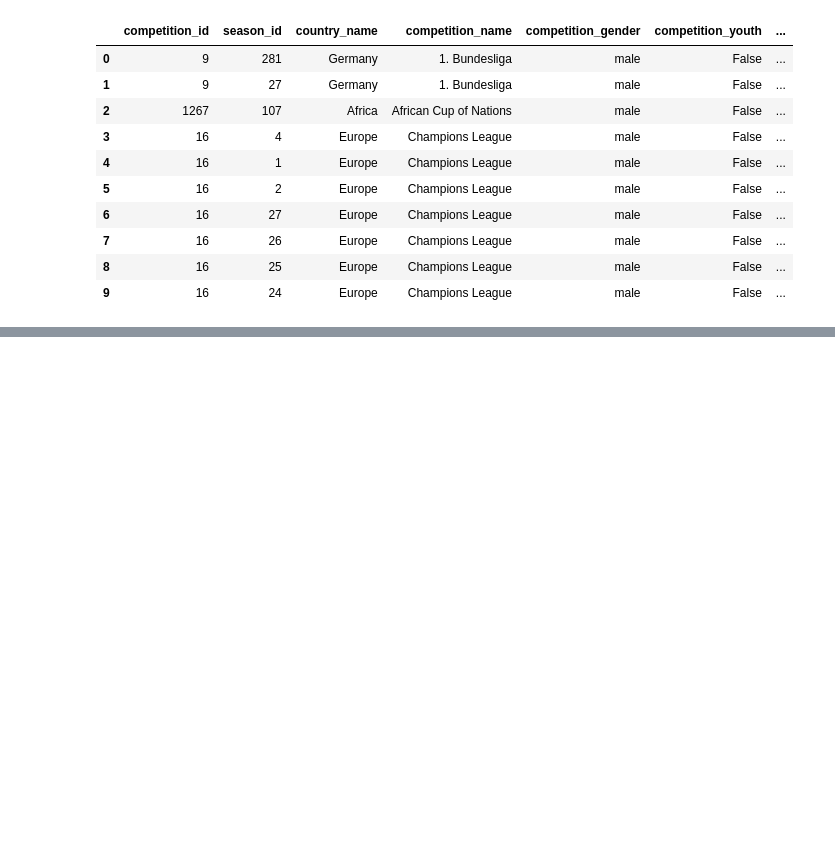
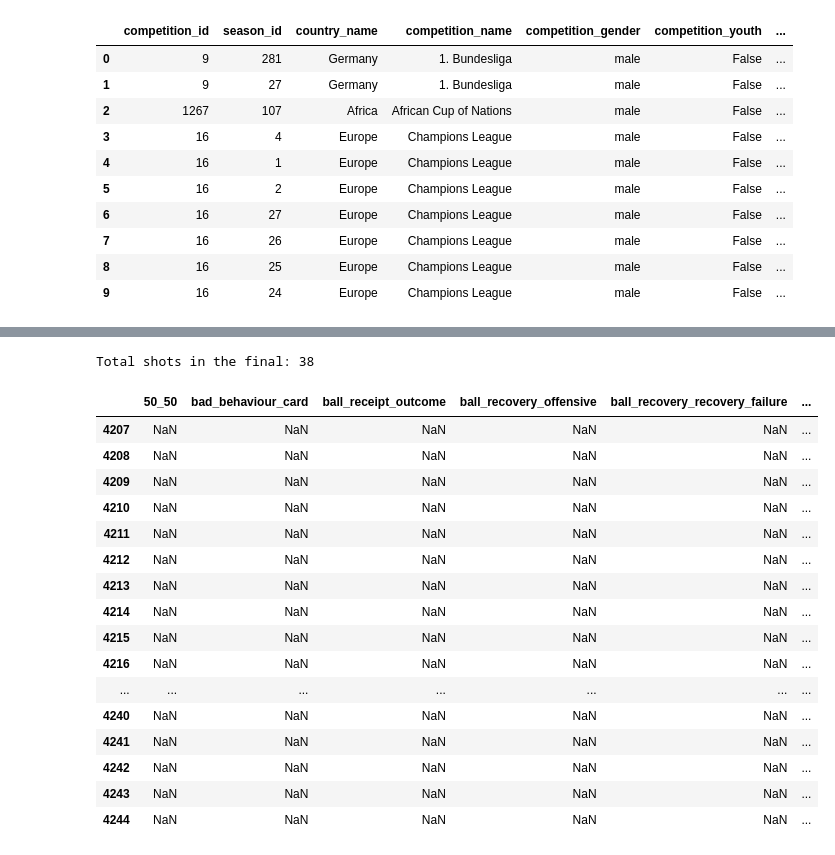
Before and after one commit to chidianagu/xg-model, a Jupyter notebook: notebooks/01_data_exploration.ipynb, the cells around one changed output, grey strips where cells are left out. Saved outputs shown, nothing was run; the diff lists cells and outputs as text; code cells hidden in the pictures; blank space fills up the shorter version.

Commit message:
Added shot visualisation with freeze frame

```diff
--- a/notebooks/01_data_exploration.ipynb
+++ b/notebooks/01_data_exploration.ipynb
@@ -50,0 +111,11 @@ Men's competition/season combinations: 67
+# %%
+# Load match events
+
+final_id = final['match_id'].iloc[0]
+events = sb.events(match_id=final_id)
+
+print(f"Total events: {len(events)}")
+print(f"Columns: {len(events.columns)}")
+
+# prints amount of event type occurences
+events['type'].value_counts()
@@ -50,0 +142,27 @@ Men's competition/season combinations: 67
+# %%
+# Filtering to just the shots
+
+shots = events[events['type'] == 'Shot'].copy()
+
+print(f"Total shots in the final: {len(shots)}")
+
+shots
+# %% [output]
+Total shots in the final: 38
+|  | 50_50 | bad_behaviour_card | ball_receipt_outcome | ball_recovery_offensive | ball_recovery_recovery_failure | ... |
+| 4207 | NaN | NaN | NaN | NaN | NaN | ... |
+| 4208 | NaN | NaN | NaN | NaN | NaN | ... |
+| 4209 | NaN | NaN | NaN | NaN | NaN | ... |
+| 4210 | NaN | NaN | NaN | NaN | NaN | ... |
+| 4211 | NaN | NaN | NaN | NaN | NaN | ... |
+| 4212 | NaN | NaN | NaN | NaN | NaN | ... |
+| 4213 | NaN | NaN | NaN | NaN | NaN | ... |
+| 4214 | NaN | NaN | NaN | NaN | NaN | ... |
+| 4215 | NaN | NaN | NaN | NaN | NaN | ... |
+| 4216 | NaN | NaN | NaN | NaN | NaN | ... |
+| ... | ... | ... | ... | ... | ... | ... |
+| 4240 | NaN | NaN | NaN | NaN | NaN | ... |
+| 4241 | NaN | NaN | NaN | NaN | NaN | ... |
+| 4242 | NaN | NaN | NaN | NaN | NaN | ... |
+| 4243 | NaN | NaN | NaN | NaN | NaN | ... |
+| 4244 | NaN | NaN | NaN | NaN | NaN | ... |
```
Also changed, not shown: parts of 9 cells of this notebook.
